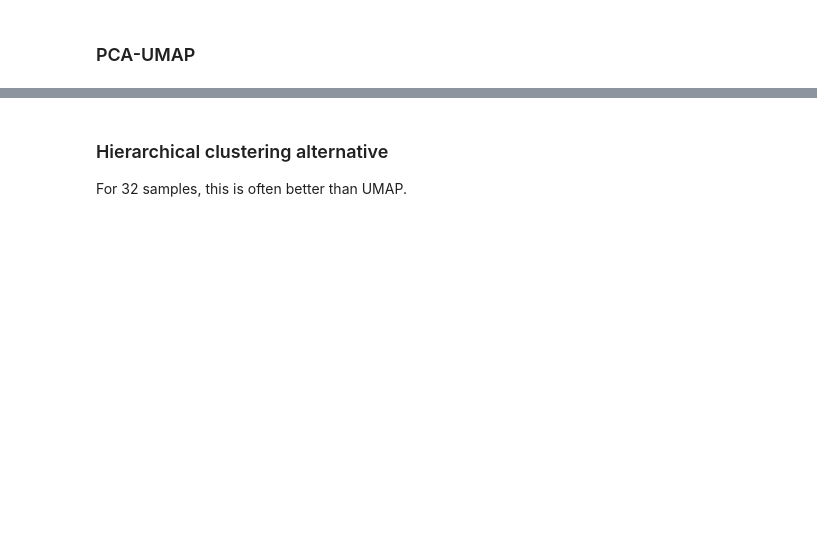
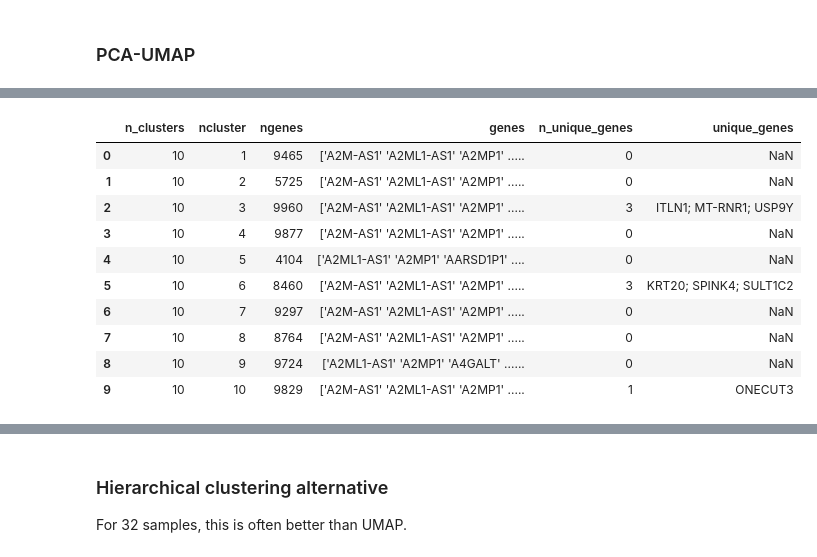
Before and after one commit to flalix/perturb_agent, a Jupyter notebook: notebooks/mtp_cBio_63_PAAD_study_cluster.ipynb, the cells around one changed output, grey strips where cells are left out. Drawn from its saved outputs; the diff is of its cells as text; code cells hidden in the pictures; blank space fills up the shorter version.

```diff
--- a/notebooks/mtp_cBio_63_PAAD_study_cluster.ipynb
+++ b/notebooks/mtp_cBio_63_PAAD_study_cluster.ipynb
@@ -699,7 +702,7 @@ verbose=False
 group = 'Tumor'
 min_clusters = 3
 
-n_clusters = 5
+n_clusters = 10
 
 print(f"Clusters: {n_clusters}")
 
@@ -710,10 +713,10 @@ filename = cbio.root_mprog_lfc / fname
 max_clusters = n_clusters+2
 
 df_cluster, df_pca, df_umap = cbio.cluster_PCA_HCA_UMAP(df_combat2, group=group, n_clusters=n_clusters,
-                                                n_components=n_components, min_clusters=min_clusters, max_clusters=max_clusters,
+                                                n_components=n_components, min_clusters=min_clusters, max_clusters=n_clusters+2,
                                                 n_umap_neighbors=n_umap_neighbors, min_umap_dist=min_umap_dist, umap_metric=umap_metric,
                                                 method_hca=method_hca, hca_criterion=hca_criterion,
-                                                LFC_cutoff=LFC_cutoff, FDR_cutoff=FDR_cutoff,
+                                                lfc_cutoff=LFC_cutoff, fdr_cutoff=FDR_cutoff,
                                                 force=force, verbose=verbose)
 
 df_hca = cbio.df_hca
@@ -751,0 +822,14 @@ cbio.plot_PCA_UMAP(df_umap2, n_neighbors=n_neighbors, min_dist=min_dist, figsize
+# %%
+df_cluster
+# %% [output]
+|  | n_clusters | ncluster | ngenes | genes | n_unique_genes | unique_genes |
+| 0 | 10 | 1 | 9465 | ['A2M-AS1' 'A2ML1-AS1' 'A2MP1' ..... | 0 | NaN |
+| 1 | 10 | 2 | 5725 | ['A2M-AS1' 'A2ML1-AS1' 'A2MP1' ..... | 0 | NaN |
+| 2 | 10 | 3 | 9960 | ['A2M-AS1' 'A2ML1-AS1' 'A2MP1' ..... | 3 | ITLN1; MT-RNR1; USP9Y |
+| 3 | 10 | 4 | 9877 | ['A2M-AS1' 'A2ML1-AS1' 'A2MP1' ..... | 0 | NaN |
+| 4 | 10 | 5 | 4104 | ['A2ML1-AS1' 'A2MP1' 'AARSD1P1' .... | 0 | NaN |
+| 5 | 10 | 6 | 8460 | ['A2M-AS1' 'A2ML1-AS1' 'A2MP1' ..... | 3 | KRT20; SPINK4; SULT1C2 |
+| 6 | 10 | 7 | 9297 | ['A2M-AS1' 'A2ML1-AS1' 'A2MP1' ..... | 0 | NaN |
+| 7 | 10 | 8 | 8764 | ['A2M-AS1' 'A2ML1-AS1' 'A2MP1' ..... | 0 | NaN |
+| 8 | 10 | 9 | 9724 | ['A2ML1-AS1' 'A2MP1' 'A4GALT' ...... | 0 | NaN |
+| 9 | 10 | 10 | 9829 | ['A2M-AS1' 'A2ML1-AS1' 'A2MP1' ..... | 1 | ONECUT3 |
```
Also changed, not shown: parts of 28 cells of this notebook, 7 other files.
